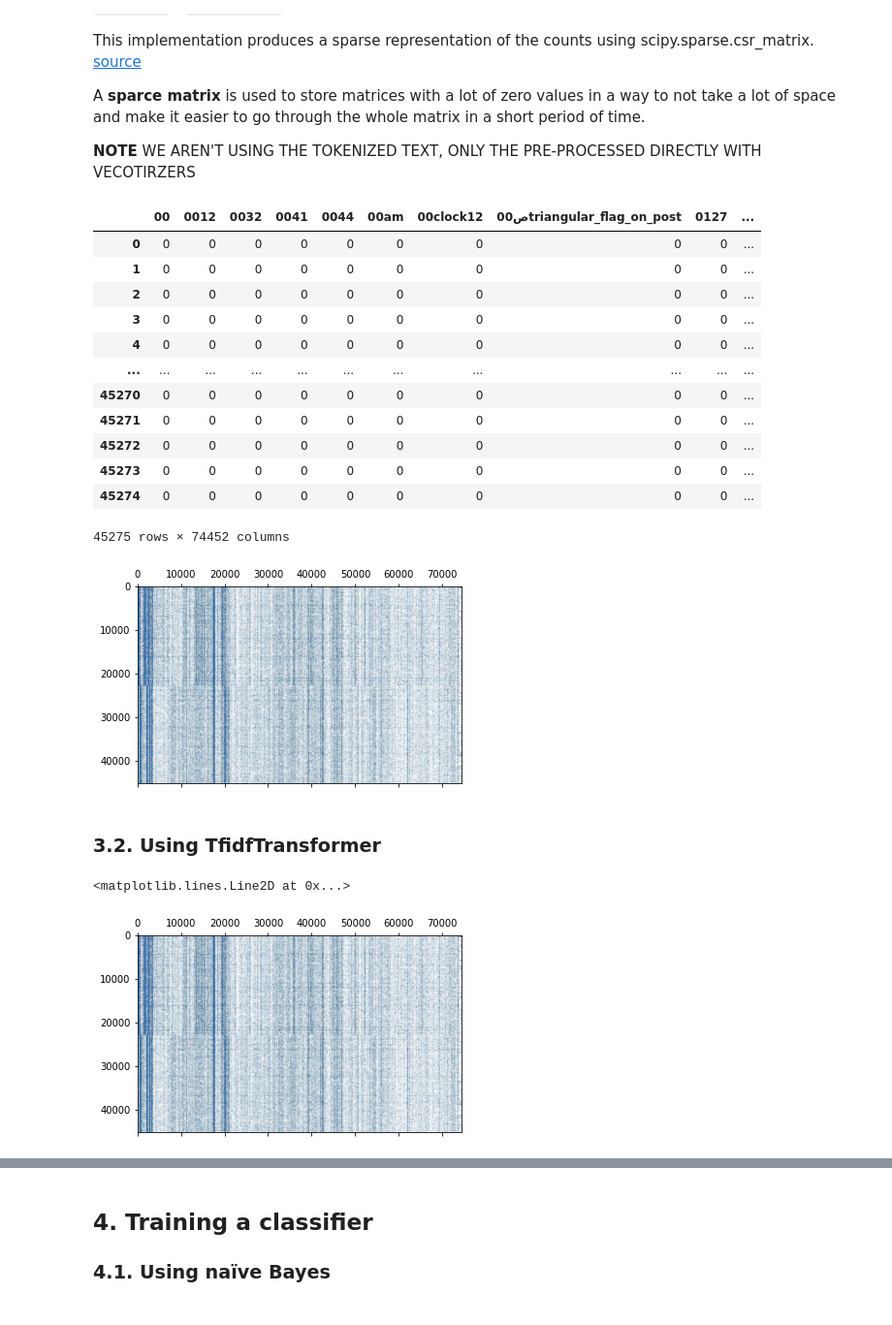
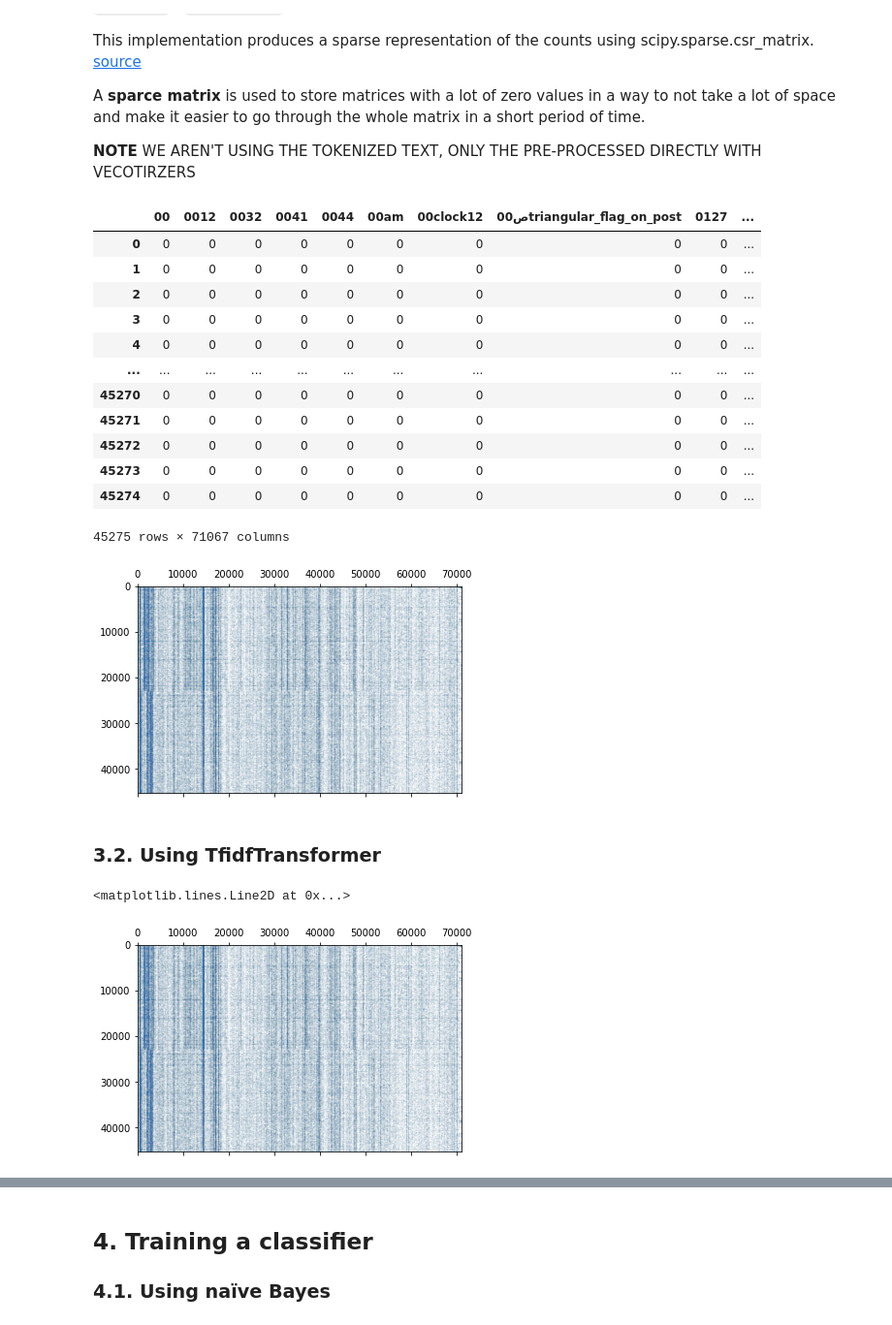
Before and after one commit to fayssalElAnsari/tatia-project, a Jupyter notebook: kaggle_notebook.ipynb, the cells around one changed output, grey strips where cells are left out. Shown: that part at 97% size. Saved outputs shown, nothing was run; the diff lists cells and outputs as text; code cells hidden in the pictures.

```diff
--- a/kaggle_notebook.ipynb
+++ b/kaggle_notebook.ipynb
@@ -309,16 +282,16 @@ def remove_diactrics(text):
 # %%
-X_train['preprocessed_content'] = X_train.content.apply(remove_stop_words)
-# X_train.content = X_train.preprocessed_content.apply(remove_emojis)
-X_train.preprocessed_content = X_train.preprocessed_content.apply(decode_emojis)
-X_train.preprocessed_content = X_train.preprocessed_content.apply(remove_punctuation)
-X_train.preprocessed_content = X_train.preprocessed_content.apply(remove_diactrics)
+X_train['preprocessed_content'] = X_train.content.progress_apply(remove_stop_words)
+# X_train.content = X_train.preprocessed_content.progress_apply(remove_emojis)
+X_train.preprocessed_content = X_train.preprocessed_content.progress_apply(decode_emojis)
+X_train.preprocessed_content = X_train.preprocessed_content.progress_apply(remove_punctuation)
+X_train.preprocessed_content = X_train.preprocessed_content.progress_apply(remove_diactrics)
 display(X_train)
 
-X_test['preprocessed_content'] = X_test.content.apply(remove_stop_words)
-# X_test.content = X_test.preprocessed_content.apply(remove_emojis)
-X_test.preprocessed_content = X_test.preprocessed_content.apply(decode_emojis)
-X_test.preprocessed_content = X_test.preprocessed_content.apply(remove_punctuation)
-X_test.preprocessed_content = X_test.preprocessed_content.apply(remove_diactrics)
+X_test['preprocessed_content'] = X_test.content.progress_apply(remove_stop_words)
+# X_test.content = X_test.preprocessed_content.progress_apply(remove_emojis)
+X_test.preprocessed_content = X_test.preprocessed_content.progress_apply(decode_emojis)
+X_test.preprocessed_content = X_test.preprocessed_content.progress_apply(remove_punctuation)
+X_test.preprocessed_content = X_test.preprocessed_content.progress_apply(remove_diactrics)
 display(X_test)
 # %% [output]
 |  | sentiment | content | preprocessed_content |
@@ -362,10 +335,10 @@ With this tokenizer ponctuation is also considred as a token unlike using split,
 # %%
 from nltk.tokenize import word_tokenize
 # %%
-X_train['tokenized_content'] = X_train.preprocessed_content.apply(word_tokenize)
+X_train['tokenized_content'] = X_train.preprocessed_content.progress_apply(word_tokenize)
 display(X_train)
 
-X_test['tokenized_content'] = X_test.preprocessed_content.apply(word_tokenize)
+X_test['tokenized_content'] = X_test.preprocessed_content.progress_apply(word_tokenize)
 display(X_test)
 # %% [output]
 |  | sentiment | content | preprocessed_content | tokenized_content |
@@ -417,13 +390,24 @@ def stem(text):
     for word in text:
         stemmed.append(stemmer.stem(word))
     return stemmed
+
+def stem_untokenized(text):
+    return stemmer.stem(text)
 # %% [markdown]
 stemming our text into the column `root_extracted_content`, we go from the already tokenized text into producing the stemmer/lemmetized text.
 # %%
-X_train['root_extracted_content'] = X_train.tokenized_content.apply(stem)
+## TESTING WITH TOKENIZED TEXT
+# X_train['root_extracted_content'] = X_train.tokenized_content.progress_apply(stem)
+# display(X_train)
+
+# X_test['root_extracted_content'] = X_test.tokenized_content.progress_apply(stem)
+# display(X_test)
+
+## TESTING WITH UNTOKENIZED TEXT
+X_train['root_extracted_content'] = X_train.preprocessed_content.progress_apply(stem_untokenized)
 display(X_train)
 
-X_test['root_extracted_content'] = X_test.tokenized_content.apply(stem)
+X_test['root_extracted_content'] = X_test.preprocessed_content.progress_apply(stem_untokenized)
 display(X_test)
 # %% [output]
 |  | sentiment | content | preprocessed_content | tokenized_content | root_extracted_content |
@@ -465,40 +449,40 @@ A **sparce matrix** is used to store matrices with a lot of zero values in a way
 # %%
 from sklearn.feature_extraction.text import CountVectorizer
 
 
 count_vect = CountVectorizer()
-X_train_cv_matrix = count_vect.fit_transform(X_train.preprocessed_content)
+X_train_cv = count_vect.fit_transform(X_train.root_extracted_content)
 
 import matplotlib.pyplot as plt
 
-plt.spy(X_train_cv_matrix, markersize=0.01)
+plt.spy(X_train_cv, markersize=0.01)
 
 # convert the document term matrix to a dataframe for another visualization
-dtm_df = pd.DataFrame(X_train_cv_matrix.toarray(), columns=count_vect.get_feature_names_out())
+dtm_df = pd.DataFrame(X_train_cv.toarray(), columns=count_vect.get_feature_names_out())
 display(dtm_df)
 # %% [output]
 |  | 00 | 0012 | 0032 | 0041 | 0044 | 00am | 00clock12 | 00صtriangular_flag_on_post | 0127 | ... |
 | 0 | 0 | 0 | 0 | 0 | 0 | 0 | 0 | 0 | 0 | ... |
 | 1 | 0 | 0 | 0 | 0 | 0 | 0 | 0 | 0 | 0 | ... |
 | 2 | 0 | 0 | 0 | 0 | 0 | 0 | 0 | 0 | 0 | ... |
 | 3 | 0 | 0 | 0 | 0 | 0 | 0 | 0 | 0 | 0 | ... |
 | 4 | 0 | 0 | 0 | 0 | 0 | 0 | 0 | 0 | 0 | ... |
 | ... | ... | ... | ... | ... | ... | ... | ... | ... | ... | ... |
 | 45270 | 0 | 0 | 0 | 0 | 0 | 0 | 0 | 0 | 0 | ... |
 | 45271 | 0 | 0 | 0 | 0 | 0 | 0 | 0 | 0 | 0 | ... |
 | 45272 | 0 | 0 | 0 | 0 | 0 | 0 | 0 | 0 | 0 | ... |
 | 45273 | 0 | 0 | 0 | 0 | 0 | 0 | 0 | 0 | 0 | ... |
 | 45274 | 0 | 0 | 0 | 0 | 0 | 0 | 0 | 0 | 0 | ... |
-45275 rows × 74452 columns
+45275 rows × 71067 columns
-[figure, old version]
+[figure, new version]
 # %% [markdown]
 ### 3.2. Using TfidfTransformer
 # %%
 from sklearn.feature_extraction.text import TfidfTransformer
 tfidf_transformer = TfidfTransformer()
-X_train_tfidf = tfidf_transformer.fit_transform(X_train_cv_matrix)
+X_train_tfidf = tfidf_transformer.fit_transform(X_train_cv)
 
 plt.spy(X_train_tfidf, markersize=0.01)
 # %% [output]
 <matplotlib.lines.Line2D at 0x...>
-[figure, old version]
+[figure, new version]
```
Also changed, not shown: parts of 56 cells of this notebook.
